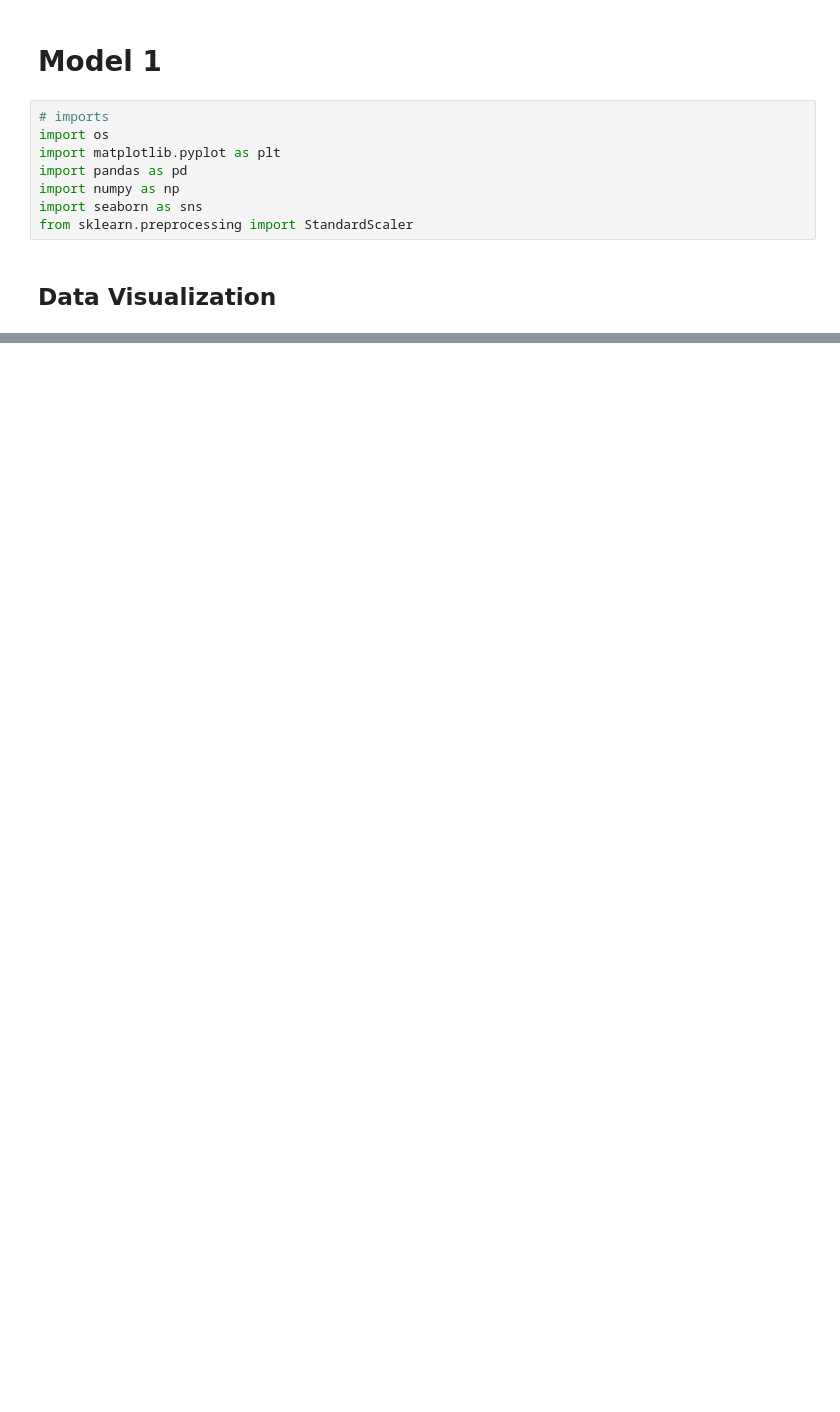
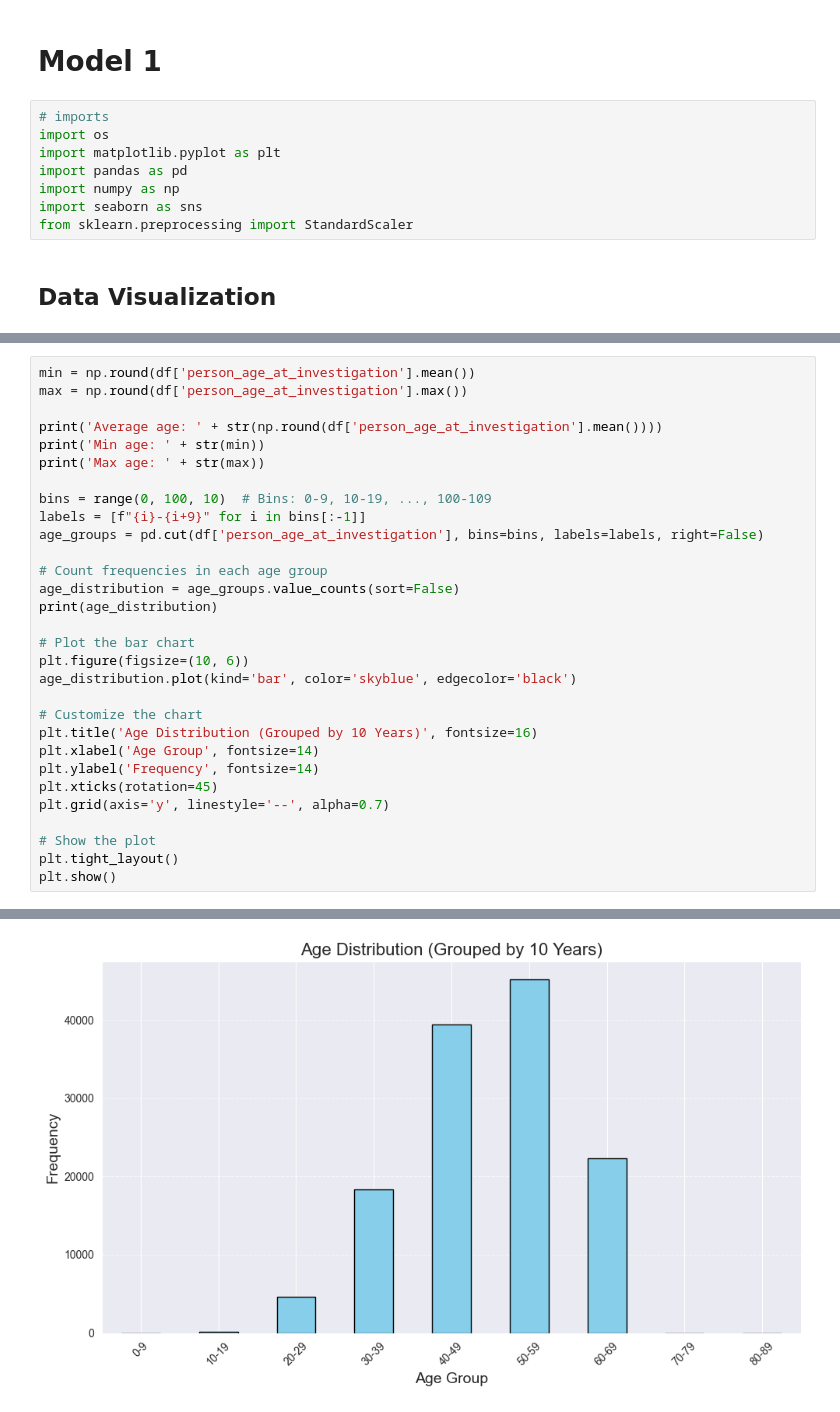
Before and after one commit to yulinchen03/TestingProject, a Jupyter notebook: src/team_1/main.py.ipynb, the cells around one changed output, grey strips where cells are left out. Cells and saved outputs as stored; diff of their text form; blank space fills up the shorter version.

```diff
--- a/src/team_1/main.py.ipynb
+++ b/src/team_1/main.py.ipynb
@@ -44,0 +38,31 @@ Index(['address_number_personal_records_database_addresses',
+# %%
+min = np.round(df['person_age_at_investigation'].mean())
+max = np.round(df['person_age_at_investigation'].max())
+
+print('Average age: ' + str(np.round(df['person_age_at_investigation'].mean())))
+print('Min age: ' + str(min))
+print('Max age: ' + str(max))
+
+bins = range(0, 100, 10)  # Bins: 0-9, 10-19, ..., 100-109
+labels = [f"{i}-{i+9}" for i in bins[:-1]]
+age_groups = pd.cut(df['person_age_at_investigation'], bins=bins, labels=labels, right=False)
+
+# Count frequencies in each age group
+age_distribution = age_groups.value_counts(sort=False)
+print(age_distribution)
+
+# Plot the bar chart
+plt.figure(figsize=(10, 6))
+age_distribution.plot(kind='bar', color='skyblue', edgecolor='black')
+
+# Customize the chart
+plt.title('Age Distribution (Grouped by 10 Years)', fontsize=16)
+plt.xlabel('Age Group', fontsize=14)
+plt.ylabel('Frequency', fontsize=14)
+plt.xticks(rotation=45)
+plt.grid(axis='y', linestyle='--', alpha=0.7)
+
+# Show the plot
+plt.tight_layout()
+plt.show()
+# %% [output]
@@ -44,0 +83 @@ Index(['address_number_personal_records_database_addresses',
+[figure, added]
```
Also changed, not shown: parts of 5 cells of this notebook, 6 other files.
